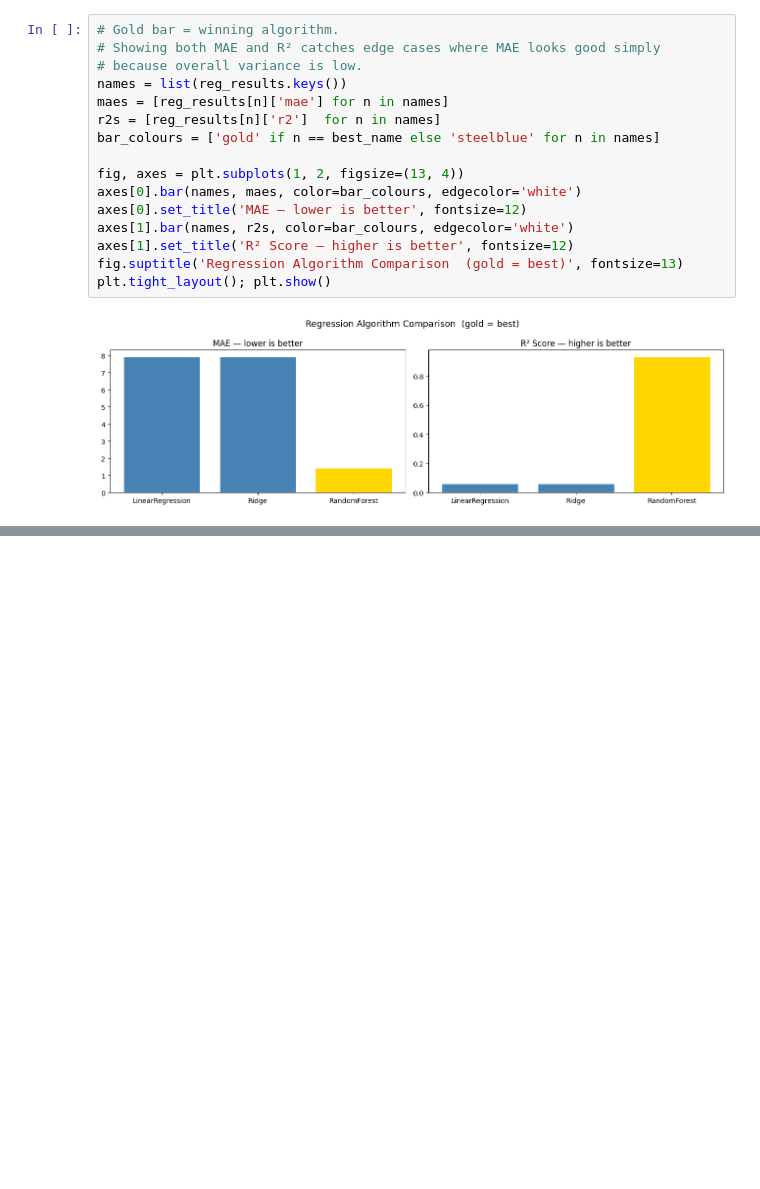
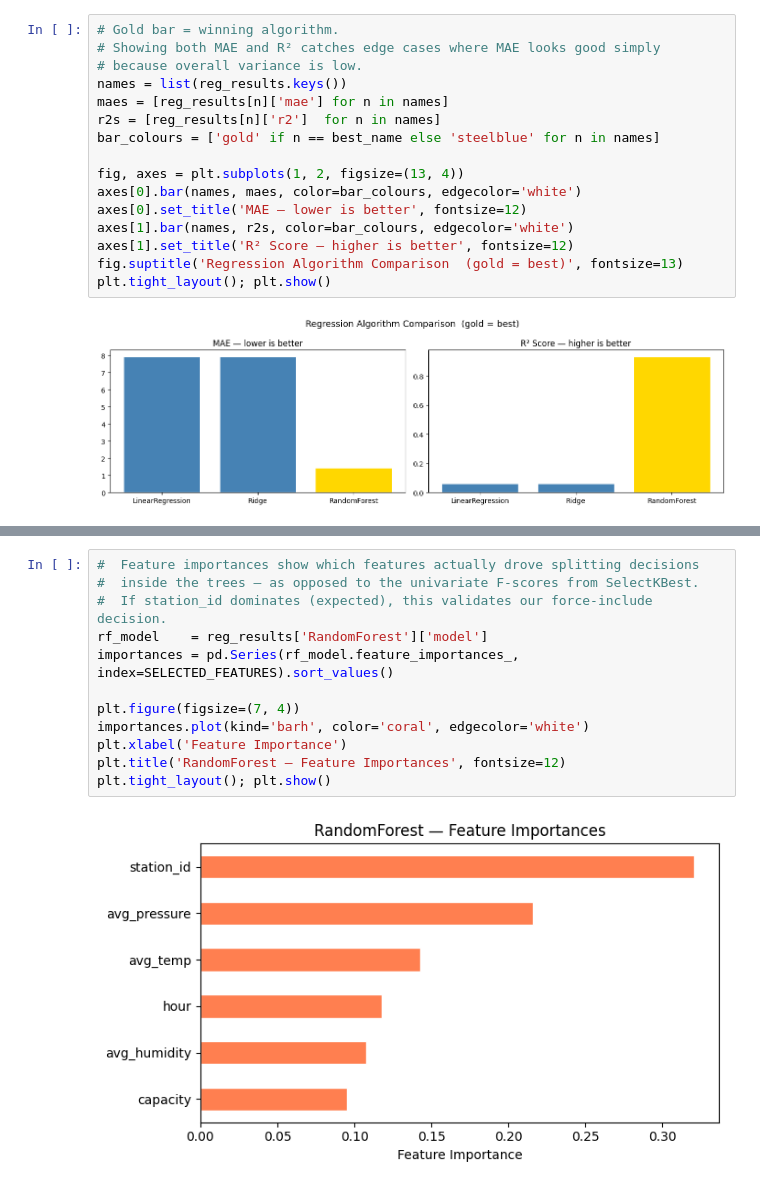
Before and after one commit to shayan-ashish-chakraborty/dublin-bikes-team20, a Jupyter notebook: main_project/notebooks/bike_forecasting.ipynb, the cells around one changed output, grey strips where cells are left out. Cells and saved outputs as stored; diff of their text form; blank space fills up the shorter version.

```diff
--- a/main_project/notebooks/bike_forecasting.ipynb
+++ b/main_project/notebooks/bike_forecasting.ipynb
@@ -264,0 +283,14 @@ plt.tight_layout(); plt.show()
+# %%
+#  Feature importances show which features actually drove splitting decisions
+#  inside the trees — as opposed to the univariate F-scores from SelectKBest.
+#  If station_id dominates (expected), this validates our force-include decision.
+rf_model    = reg_results['RandomForest']['model']
+importances = pd.Series(rf_model.feature_importances_, index=SELECTED_FEATURES).sort_values()
+
+plt.figure(figsize=(7, 4))
+importances.plot(kind='barh', color='coral', edgecolor='white')
+plt.xlabel('Feature Importance')
+plt.title('RandomForest — Feature Importances', fontsize=12)
+plt.tight_layout(); plt.show()
+# %% [output]
+[figure, added]
```
Also changed, not shown: parts of 3 cells of this notebook, 13 other files.
